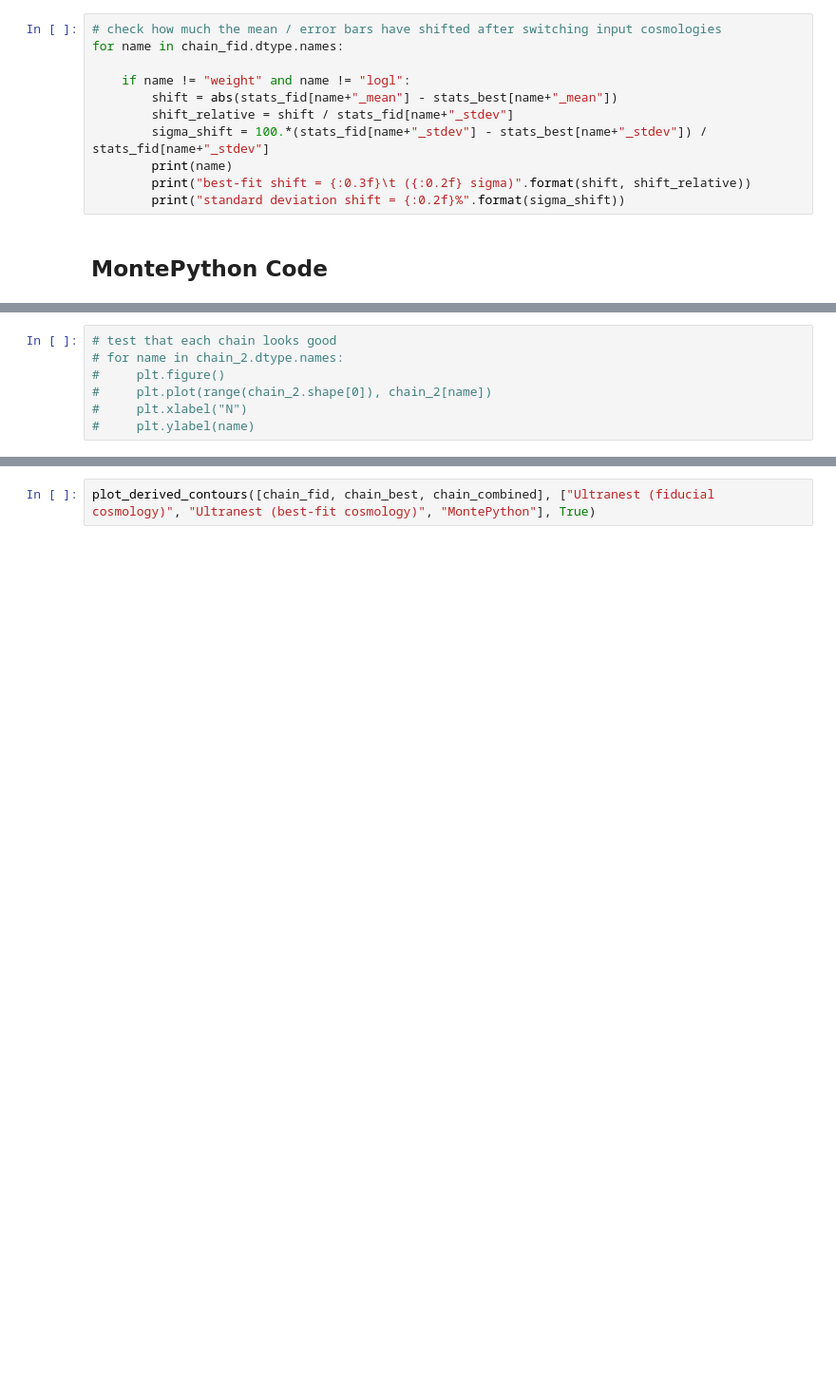
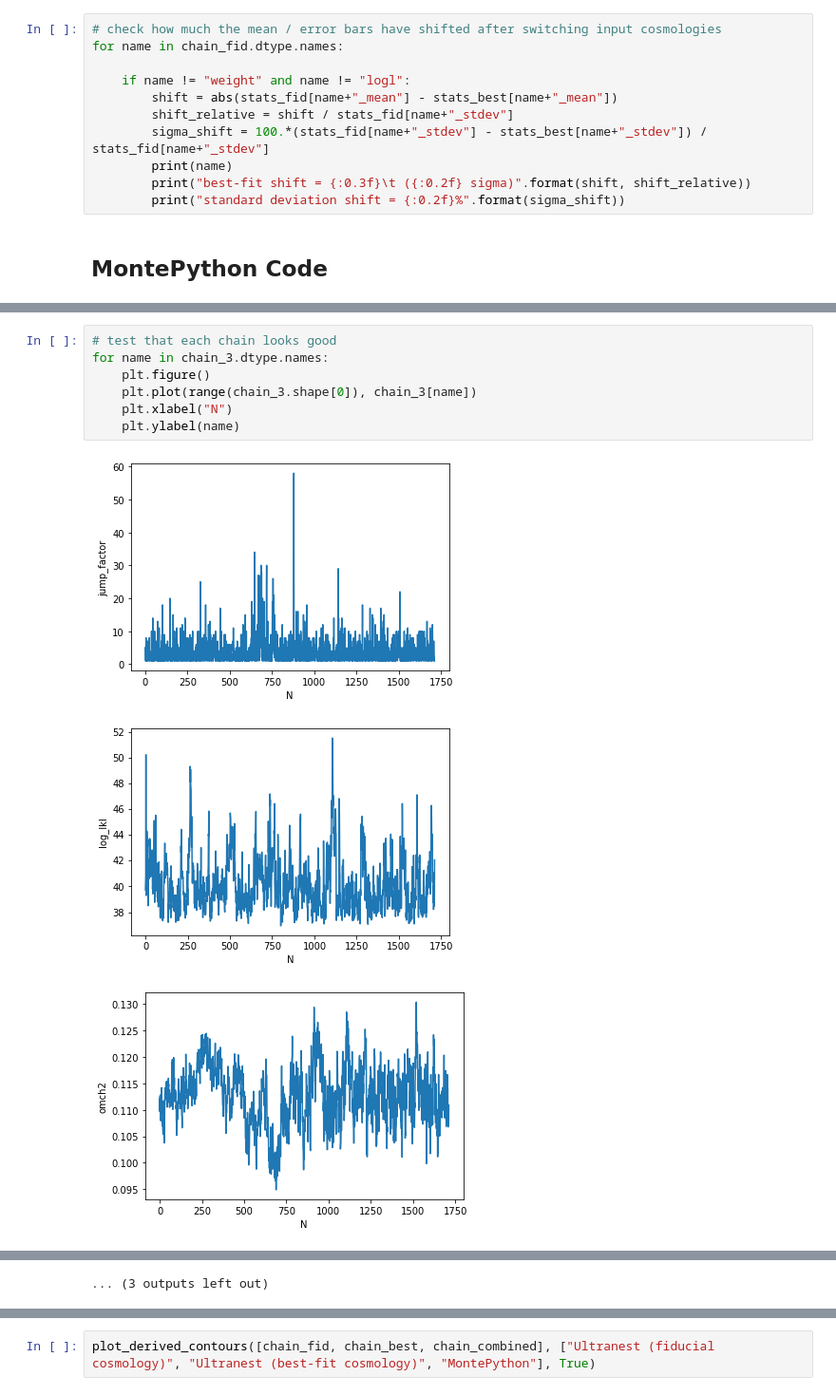
Before and after one commit to jadamo/CovNet, a Jupyter notebook: notebooks/Likelihood.ipynb, the cells around one changed output, grey strips where cells are left out. Shown at 95% size. Saved outputs shown, nothing was run; the diff lists cells and outputs as text; blank space fills up the shorter version.

```diff
--- a/notebooks/Likelihood.ipynb
+++ b/notebooks/Likelihood.ipynb
@@ -305,7 +306,11 @@ chain_3 = load_chains(prefix_3, burn_in_3)
 # %%
 # test that each chain looks good
-# for name in chain_2.dtype.names:
-#     plt.figure()
-#     plt.plot(range(chain_2.shape[0]), chain_2[name])
-#     plt.xlabel("N")
-#     plt.ylabel(name)
+for name in chain_3.dtype.names:
+    plt.figure()
+    plt.plot(range(chain_3.shape[0]), chain_3[name])
+    plt.xlabel("N")
+    plt.ylabel(name)
+# %% [output]
+[figure, added]
+[figure, added]
+[figure, added]
@@ -312 +326,2 @@ chain_3 = load_chains(prefix_3, burn_in_3)
+... (3 outputs left out)
 # %%
```
Also changed, not shown: parts of 9 cells of this notebook, 1 other file.
